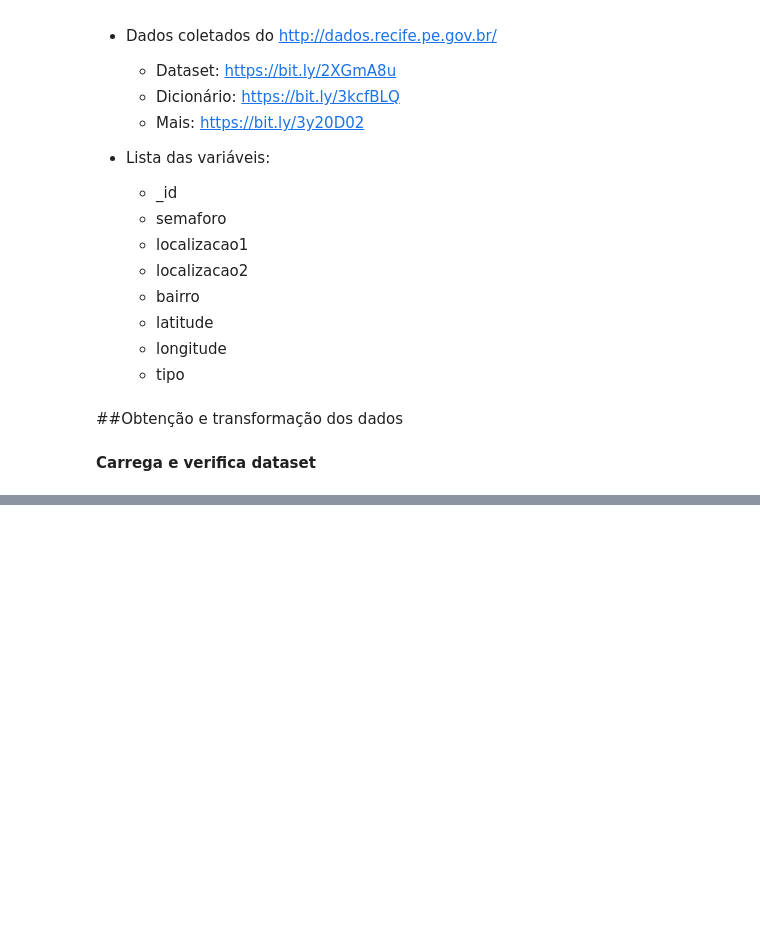
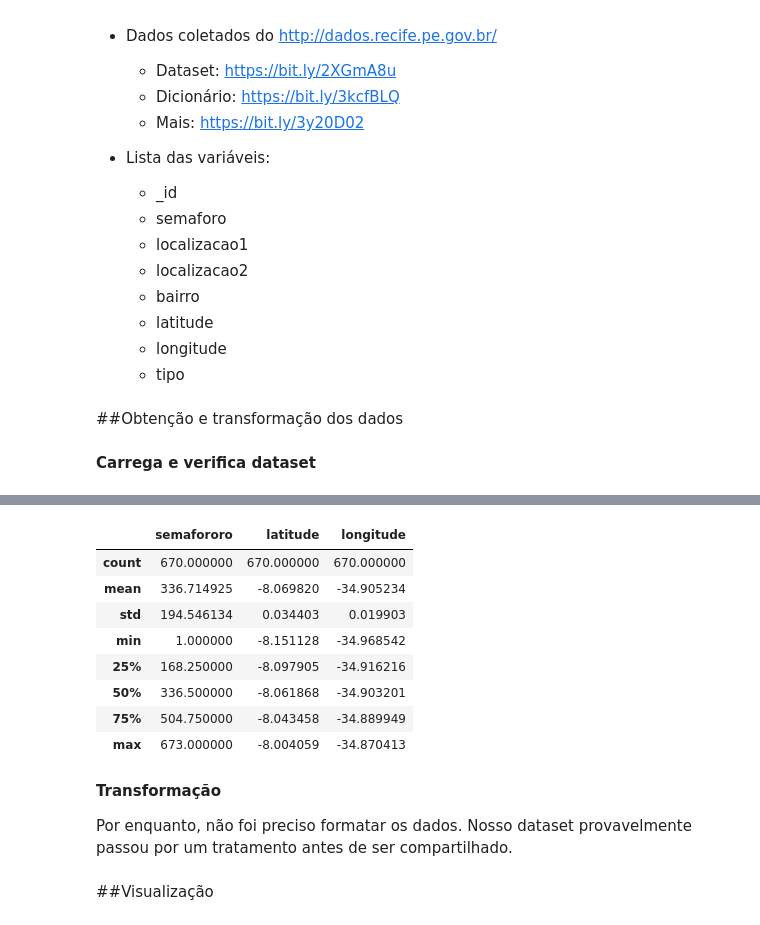
Before and after one commit to leonarddocchagas/data_science, a Jupyter notebook: semaforos_do_recife.ipynb, the cells around one changed output, grey strips where cells are left out. Saved outputs shown, nothing was run; the diff lists cells and outputs as text; code cells hidden in the pictures; blank space fills up the shorter version.

```diff
--- a/semaforos_do_recife.ipynb
+++ b/semaforos_do_recife.ipynb
@@ -54,0 +83,19 @@ df.head()
+# %%
+# estatísticas
+df.describe()
+# %% [output]
+|  | semafororo | latitude | longitude |
+| count | 670.000000 | 670.000000 | 670.000000 |
+| mean | 336.714925 | -8.069820 | -34.905234 |
+| std | 194.546134 | 0.034403 | 0.019903 |
+| min | 1.000000 | -8.151128 | -34.968542 |
+| 25% | 168.250000 | -8.097905 | -34.916216 |
+| 50% | 336.500000 | -8.061868 | -34.903201 |
+| 75% | 504.750000 | -8.043458 | -34.889949 |
+| max | 673.000000 | -8.004059 | -34.870413 |
+# %% [markdown]
+**Transformação**
+
+Por enquanto, não foi preciso formatar os dados. Nosso dataset provavelmente passou por um tratamento antes de ser compartilhado.
+# %% [markdown]
+##Visualização
```
Also changed, not shown: parts of 15 cells of this notebook.
